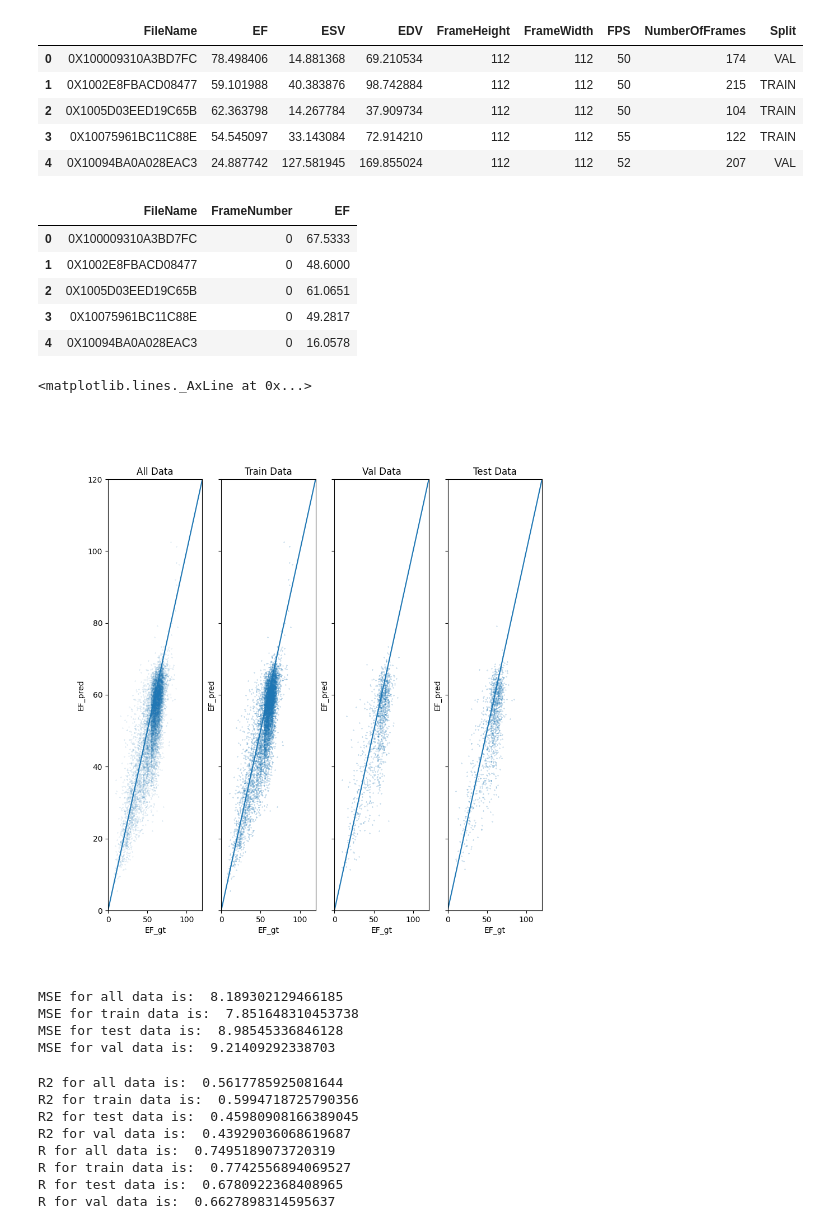
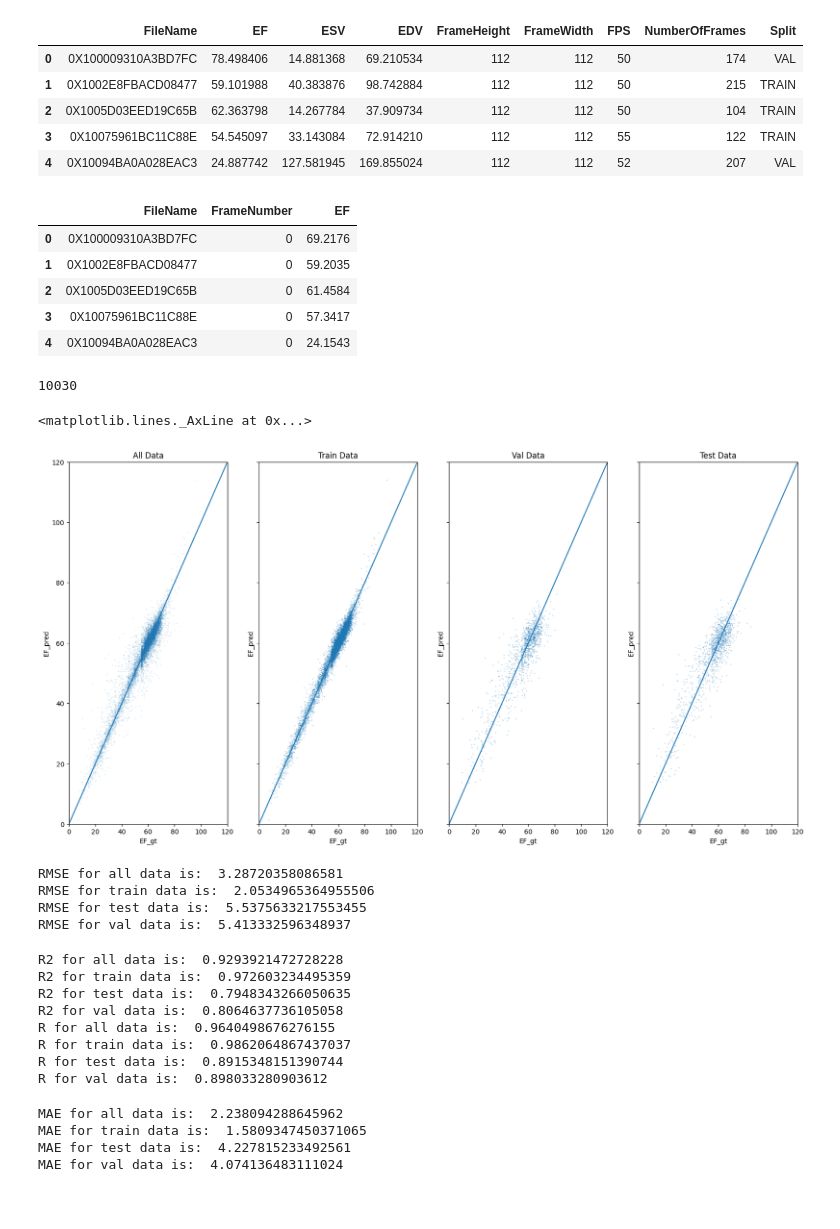
Before and after one commit to pranayj77/Echonet, a Jupyter notebook: Notebooks/EF_scratch.ipynb, the cells around one changed output. Saved outputs shown, nothing was run; the diff lists cells and outputs as text; code cells hidden in the pictures; blank space fills up the shorter version.

```diff
--- a/Notebooks/EF_scratch.ipynb
+++ b/Notebooks/EF_scratch.ipynb
@@ -29,9 +29,9 @@ import torchvision
 import pathlib
 import tqdm
 import scipy
-from sklearn.metrics import mean_squared_error,r2_score
-from pytorch_grad_cam import GradCAM, ScoreCAM, GradCAMPlusPlus, AblationCAM, XGradCAM
-%matplotlib widget
+from sklearn.metrics import mean_squared_error,r2_score,mean_absolute_error
+import sklearn.metrics
+# from pytorch_grad_cam import GradCAM, ScoreCAM, GradCAMPlusPlus, AblationCAM, XGradCAM
 
 import skimage
 import pandas as pd
@@ -42,7 +42,7 @@ import echonet
 import wget
 
 #destinationFolder = "/Users/davidouyang/Dropbox/Echo Research/CodeBase/Output"
-destinationFolder = "/athena/sablab/scratch/prj4005/Outputs/scrath_ef"
+destinationFolder = "/athena/sablab/scratch/prj4005/Outputs/scratch_2"
 
 #videosFolder = "/Users/davidouyang/Dropbox/Echo Research/CodeBase/a4c-video-dir"
 videosFolder = "/athena/sablab/scratch/dataset/echonet/Videos"
@@ -152,4 +146,5 @@ with open(filename,"rb") as f:
 # %%
+output = os.path.join(destinationFolder, "scratch_ef.csv")
 Raw_data = pd.read_csv('/athena/sablab/scratch/dataset/echonet/FileList.csv', delimiter=',')
 Output_data = pd.read_csv(output,header= None, names = ['FileName','FrameNumber','EF'])
 # %%
@@ -164,60 +159,66 @@ Raw_data.head()
 # %%
 Output_data['FileName'] = Output_data['FileName'].str.replace('.avi','')
 Output_data.head()
+# Output_data_averaged = Output_data.groupby(['FileName']).mean()
 # %% [output]
 |  | FileName | FrameNumber | EF |
-| 0 | 0X100009310A3BD7FC | 0 | 67.5333 |
-| 1 | 0X1002E8FBACD08477 | 0 | 48.6000 |
-| 2 | 0X1005D03EED19C65B | 0 | 61.0651 |
-| 3 | 0X10075961BC11C88E | 0 | 49.2817 |
-| 4 | 0X10094BA0A028EAC3 | 0 | 16.0578 |
+| 0 | 0X100009310A3BD7FC | 0 | 69.2176 |
+| 1 | 0X1002E8FBACD08477 | 0 | 59.2035 |
+| 2 | 0X1005D03EED19C65B | 0 | 61.4584 |
+| 3 | 0X10075961BC11C88E | 0 | 57.3417 |
+| 4 | 0X10094BA0A028EAC3 | 0 | 24.1543 |
+# %%
+#lenght of Outputdata_averages
+len(Output_data)
+# %% [output]
+10030
 # %%
 Combined_df = Raw_data.merge(Output_data, on = 'FileName')
 Combined_train = Combined_df[Combined_df['Split'] == 'TRAIN']
 Combined_val = Combined_df[Combined_df['Split'] == 'VAL']
 Combined_test = Combined_df[Combined_df['Split'] == 'TEST']
 # %%
-fig,ax = plt.subplots(1,4,sharex=True,sharey=True,figsize=(10,10))
+fig,ax = plt.subplots(1,4,sharex=True,sharey=True,figsize=(20,10))
 ax[0].plot(Combined_df['EF_x'],Combined_df['EF_y'],'o',markersize=0.1)
 ax[0].set_xlim(0,120)
 ax[0].set_ylim(0,120)
 ax[0].set_xlabel('EF_gt')
 ax[0].set_ylabel('EF_pred')
 ax[0].set_title('All Data')
 ax[0].axline((0, 0), slope=1)
 ax[1].plot(Combined_train['EF_x'],Combined_train['EF_y'],'o',markersize=0.2)
 ax[1].set_xlabel('EF_gt')
 ax[1].set_ylabel('EF_pred')
 ax[1].set_title('Train Data')
 ax[1].axline((0, 0), slope=1)
 ax[2].plot(Combined_val['EF_x'],Combined_val['EF_y'],'o',markersize=0.2)
 ax[2].set_xlabel('EF_gt')
 ax[2].set_ylabel('EF_pred')
 ax[2].set_title('Val Data')
 ax[2].axline((0, 0), slope=1)
 ax[3].plot(Combined_test['EF_x'],Combined_test['EF_y'],'o',markersize=0.2)
 ax[3].set_xlabel('EF_gt')
 ax[3].set_ylabel('EF_pred')
 ax[3].set_title('Test Data')
 ax[3].axline((0, 0), slope=1)
 # %% [output]
 <matplotlib.lines._AxLine at 0x...>
-[figure, old version]
+[figure, new version]
 # %%
 mse = mean_squared_error(Combined_df['EF_x'],Combined_df['EF_y'])
 mse_train = mean_squared_error(Combined_train['EF_x'],Combined_train['EF_y'])
 mse_test = mean_squared_error(Combined_test['EF_x'],Combined_test['EF_y'])
 mse_val = mean_squared_error(Combined_val['EF_x'],Combined_val['EF_y'])
 # %%
-print('MSE for all data is: ', np.sqrt(mse))
-print('MSE for train data is: ', np.sqrt(mse_train))
-print('MSE for test data is: ', np.sqrt(mse_test))
-print('MSE for val data is: ', np.sqrt(mse_val))
+print('RMSE for all data is: ', np.sqrt(mse))
+print('RMSE for train data is: ', np.sqrt(mse_train))
+print('RMSE for test data is: ', np.sqrt(mse_test))
+print('RMSE for val data is: ', np.sqrt(mse_val))
 # %% [output]
-MSE for all data is:  8.189302129466185
-MSE for train data is:  7.851648310453738
-MSE for test data is:  8.98545336846128
-MSE for val data is:  9.21409292338703
+RMSE for all data is:  3.28720358086581
+RMSE for train data is:  2.0534965364955506
+RMSE for test data is:  5.5375633217553455
+RMSE for val data is:  5.413332596348937
 # %%
 r_squared = r2_score(Combined_df['EF_x'],Combined_df['EF_y'])
 r_squared_train = r2_score(Combined_train['EF_x'],Combined_train['EF_y'])
@@ -237,11 +238,25 @@ print('R for train data is: ', r_train)
 print('R for test data is: ', r_test)
 print('R for val data is: ', r_val)
 # %% [output]
-R2 for all data is:  0.5617785925081644
-R2 for train data is:  0.5994718725790356
-R2 for test data is:  0.45980908166389045
-R2 for val data is:  0.43929036068619687
-R for all data is:  0.7495189073720319
-R for train data is:  0.7742556894069527
-R for test data is:  0.6780922368408965
-R for val data is:  0.6627898314595637
+R2 for all data is:  0.9293921472728228
+R2 for train data is:  0.972603234495359
+R2 for test data is:  0.7948343266050635
+R2 for val data is:  0.8064637736105058
+R for all data is:  0.9640498676276155
+R for train data is:  0.9862064867437037
+R for test data is:  0.8915348151390744
+R for val data is:  0.898033280903612
+# %%
+mae = mean_absolute_error(Combined_df['EF_x'],Combined_df['EF_y'])
+mae_train = mean_absolute_error(Combined_train['EF_x'],Combined_train['EF_y'])
+mae_test = mean_absolute_error(Combined_test['EF_x'],Combined_test['EF_y'])
+mae_val = mean_absolute_error(Combined_val['EF_x'],Combined_val['EF_y'])
+print('MAE for all data is: ', mae)
+print('MAE for train data is: ', mae_train)
+print('MAE for test data is: ', mae_test)
+print('MAE for val data is: ', mae_val)
+# %% [output]
+MAE for all data is:  2.238094288645962
+MAE for train data is:  1.5809347450371065
+MAE for test data is:  4.227815233492561
+MAE for val data is:  4.074136483111024
```
Also changed, not shown: parts of 6 cells of this notebook, 2 other files.
